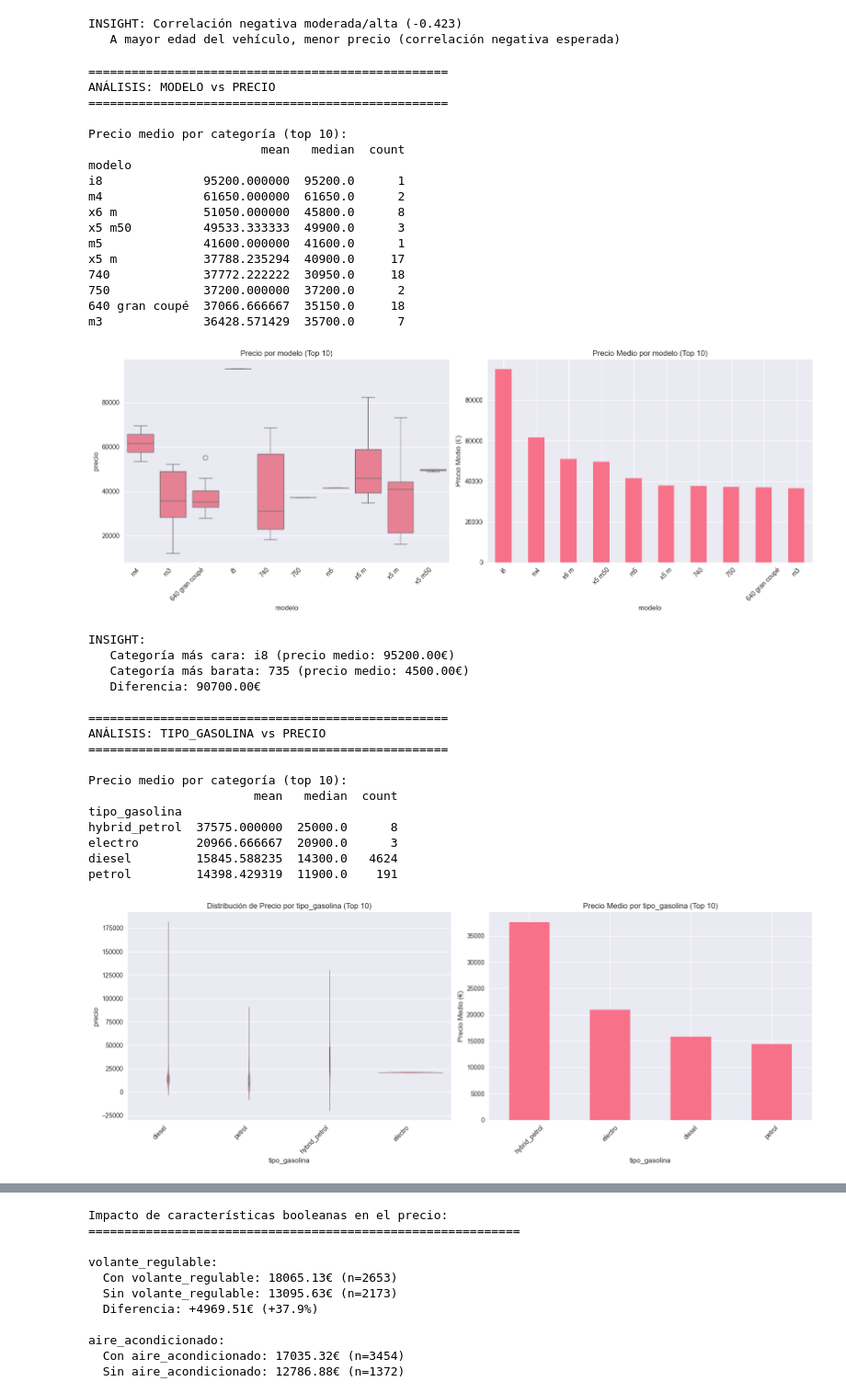
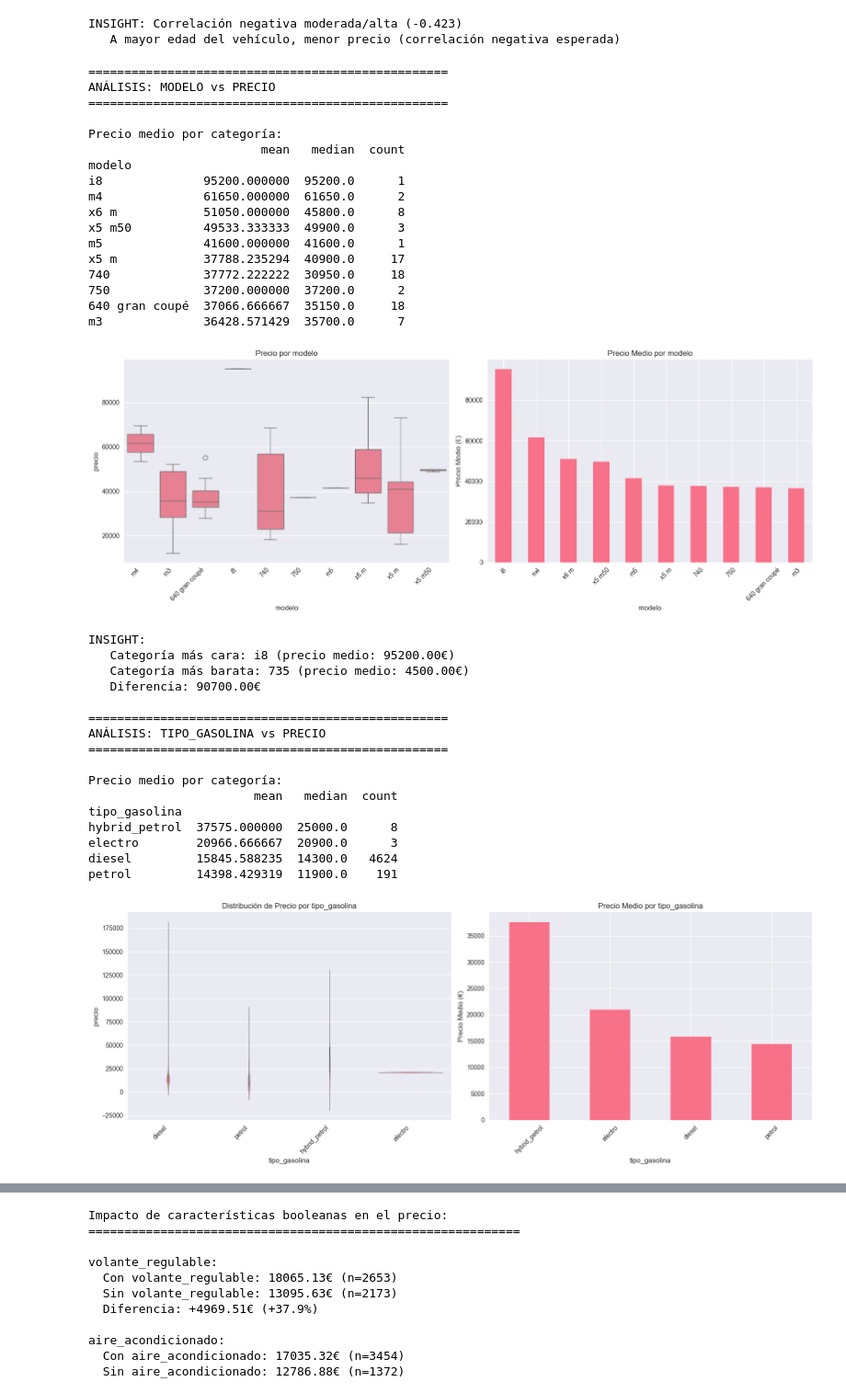
Before and after one commit to acaballito/DSC-NCL_D01-G03, a Jupyter notebook: WIP_BMW/Project_BMW_Pricing_Complete.ipynb, the cells around one changed output, grey strips where cells are left out. Shown at 92% size. Drawn from its saved outputs; the diff is of its cells as text; code cells hidden in the pictures.

```diff
--- a/WIP_BMW/Project_BMW_Pricing_Complete.ipynb
+++ b/WIP_BMW/Project_BMW_Pricing_Complete.ipynb
@@ -532,14 +579,18 @@ Name: count, dtype: int64
 # 7. VARIABLES BOOLEANAS: bluetooth, alerta_lim_velocidad, aire_acondicionado, volante_regulable, camara_trasera, elevalunas_electrico
 # Estas variables tienen valores True/False/NaN. Tratamos NaN como False (ausencia de característica)
 
-variables_booleanas = ['bluetooth', 'alerta_lim_velocidad', 'aire_acondicionado', 'volante_regulable', 'camara_trasera', 'elevalunas_electrico']
+variables_booleanas = ['bluetooth', 'alerta_lim_velocidad', 'aire_acondicionado', 'volante_regulable', 'camara_trasera', 'elevalunas_electrico', 'gps', 'fecha_registro_disponible']
 
 for var in variables_booleanas:
     nulos_antes = df_bmw_clean[var].isnull().sum()
 
-    # Convertimos a booleano y rellenamos NaN con False en un solo paso (conversión explícita evita FutureWarning)
+    # Convertimos a bool y rellenamos NaN con False en un solo paso (luego serán int)
     df_bmw_clean[var] = df_bmw_clean[var].fillna(False).astype(bool)
     print(f"{var}: {nulos_antes} nulos imputados como False")
+
+#añadimos un import para que no salgan future warnings
+import warnings
+warnings.filterwarnings("ignore")
 # %% [output]
 bluetooth: 727 nulos imputados como False
 alerta_lim_velocidad: 725 nulos imputados como False
@@ -556,0 +603,7 @@ bool
+# %%
+#8. Confirmamos que todas las variables booleanas están correctamente imputadas y las convertimos a bool
+for var in variables_booleanas:
+    print(f"{var}: {df_bmw_clean[var].isna().sum()}")
+
+print(f"\n CONVERTIMOS BOOLEANAS A BOOL...")
+df_bmw_clean[variables_booleanas].info()
@@ -735,3 +772,12 @@ Columnas restantes en el dataset: 18
+# %%
+# Imputar EDAD_VEHICULO para TODOS los nulos (los que no tienen fecha_registro)
+mask_sin_edad = df_bmw_clean['EDAD_VEHICULO'].isna()
+df_bmw_clean.loc[mask_sin_edad, 'EDAD_VEHICULO'] = (
+    df_bmw_clean.loc[mask_sin_edad, 'km'] / 26311
+)
+
+# Eliminar fecha_registro y fecha_venta (ya no son necesarias porque la edad nos aporta el valor real)
+df_bmw_clean = df_bmw_clean.drop(columns=['fecha_registro', 'fecha_venta'])
 # %%
 # Verificación
 
@@ -1256,19 +1300,16 @@ Porcentaje del valor más frecuente: 30.11%
 [figure]
 # %%
 # ANÁLISIS DE VARIABLES BOOLEANAS
-
-variables_booleanas = ['volante_regulable', 'aire_acondicionado', 'camara_trasera',
-                       'elevalunas_electrico', 'bluetooth', 'gps', 'alerta_lim_velocidad']
 
 print("DISTRIBUCIÓN DE VARIABLES BOOLEANAS:")
 print("="*60)
 
 for var in variables_booleanas:
     value_counts = df_bmw_clean[var].value_counts()
-    porcentaje_true = (value_counts.get(True, 0) / len(df_bmw_clean)) * 100
+    porcentaje_true = (value_counts.get(1, 0) / len(df_bmw_clean)) * 100
     print(f"\n{var}:")
-    print(f"  True: {value_counts.get(True, 0)} ({porcentaje_true:.1f}%)")
-    print(f"  False: {value_counts.get(False, 0)} ({100-porcentaje_true:.1f}%)")
+    print(f"  True: {value_counts.get(1, 0)} ({porcentaje_true:.1f}%)")
+    print(f"  False: {value_counts.get(0, 0)} ({100-porcentaje_true:.1f}%)")
 
 # Visualización
 fig, axes = plt.subplots(2, 4, figsize=(16, 8))
@@ -1454,7 +1495,7 @@ for var in variables_categoricas_vs_target:
 
     # Estadísticas por categoría
     stats_por_categoria = df_bmw_clean.groupby(var)['precio'].agg(['mean', 'median', 'count']).sort_values('mean', ascending=False)
-    print(f"\nPrecio medio por categoría (top 10):")
+    print(f"\nPrecio medio por categoría:")
     print(stats_por_categoria.head(10))
 
     # Visualización
@@ -1466,55 +1507,55 @@ for var in variables_categoricas_vs_target:
         top_categorias = stats_por_categoria.head(10).index
         df_top = df_bmw_clean[df_bmw_clean[var].isin(top_categorias)]
         sns.violinplot(data=df_top, x=var, y='precio', ax=axes[0])
-        axes[0].set_title(f'Distribución de Precio por {var} (Top 10)')
+        axes[0].set_title(f'Distribución de Precio por {var}')
         axes[0].set_xticklabels(axes[0].get_xticklabels(), rotation=45, ha='right')
     else:
         # Boxplot para muchas categorías
         top_categorias = stats_por_categoria.head(10).index
         df_top = df_bmw_clean[df_bmw_clean[var].isin(top_categorias)]
         sns.boxplot(data=df_top, x=var, y='precio', ax=axes[0])
-        axes[0].set_title(f'Precio por {var} (Top 10)')
+        axes[0].set_title(f'Precio por {var}')
         axes[0].set_xticklabels(axes[0].get_xticklabels(), rotation=45, ha='right')
 
     # Precio medio por categoría
     top_10_mean = stats_por_categoria.head(10)
     top_10_mean['mean'].plot(kind='bar', ax=axes[1])
-    axes[1].set_title(f'Precio Medio por {var} (Top 10)')
+    axes[1].set_title(f'Precio Medio por {var}')
     axes[1].set_xlabel(var)
     axes[1].set_ylabel('Precio Medio (€)')
     axes[1].tick_params(axis='x', rotation=45)
 
     plt.tight_layout()
     plt.show()
 
     # Insight
     categoria_mas_cara = stats_por_categoria.index[0]
     categoria_mas_barata = stats_por_categoria.index[-1]
     diferencia = stats_por_categoria.loc[categoria_mas_cara, 'mean'] - stats_por_categoria.loc[categoria_mas_barata, 'mean']
 
     print(f"\nINSIGHT:")
     print(f"   Categoría más cara: {categoria_mas_cara} (precio medio: {stats_por_categoria.loc[categoria_mas_cara, 'mean']:.2f}€)")
     print(f"   Categoría más barata: {categoria_mas_barata} (precio medio: {stats_por_categoria.loc[categoria_mas_barata, 'mean']:.2f}€)")
     print(f"   Diferencia: {diferencia:.2f}€")
 # %% [output]
 ==================================================
 ANÁLISIS: MODELO vs PRECIO
 ==================================================
 
-Precio medio por categoría (top 10):
+Precio medio por categoría:
                         mean   median  count
 modelo
 i8              95200.000000  95200.0      1
 m4              61650.000000  61650.0      2
 x6 m            51050.000000  45800.0      8
 x5 m50          49533.333333  49900.0      3
 m5              41600.000000  41600.0      1
 x5 m            37788.235294  40900.0     17
 740             37772.222222  30950.0     18
 750             37200.000000  37200.0      2
 640 gran coupé  37066.666667  35150.0     18
 m3              36428.571429  35700.0      7
-[figure, old version]
+[figure, new version]
 INSIGHT:
    Categoría más cara: i8 (precio medio: 95200.00€)
    Categoría más barata: 735 (precio medio: 4500.00€)
@@ -1524,14 +1565,14 @@ INSIGHT:
 ANÁLISIS: TIPO_GASOLINA vs PRECIO
 ==================================================
 
-Precio medio por categoría (top 10):
+Precio medio por categoría:
                        mean   median  count
 tipo_gasolina
 hybrid_petrol  37575.000000  25000.0      8
 electro        20966.666667  20900.0      3
 diesel         15845.588235  14300.0   4624
 petrol         14398.429319  11900.0    191
-[figure, old version]
+[figure, new version]
 INSIGHT:
    Categoría más cara: hybrid_petrol (precio medio: 37575.00€)
    Categoría más barata: petrol (precio medio: 14398.43€)
```
Also changed, not shown: parts of 65 cells of this notebook, 2 other files.
